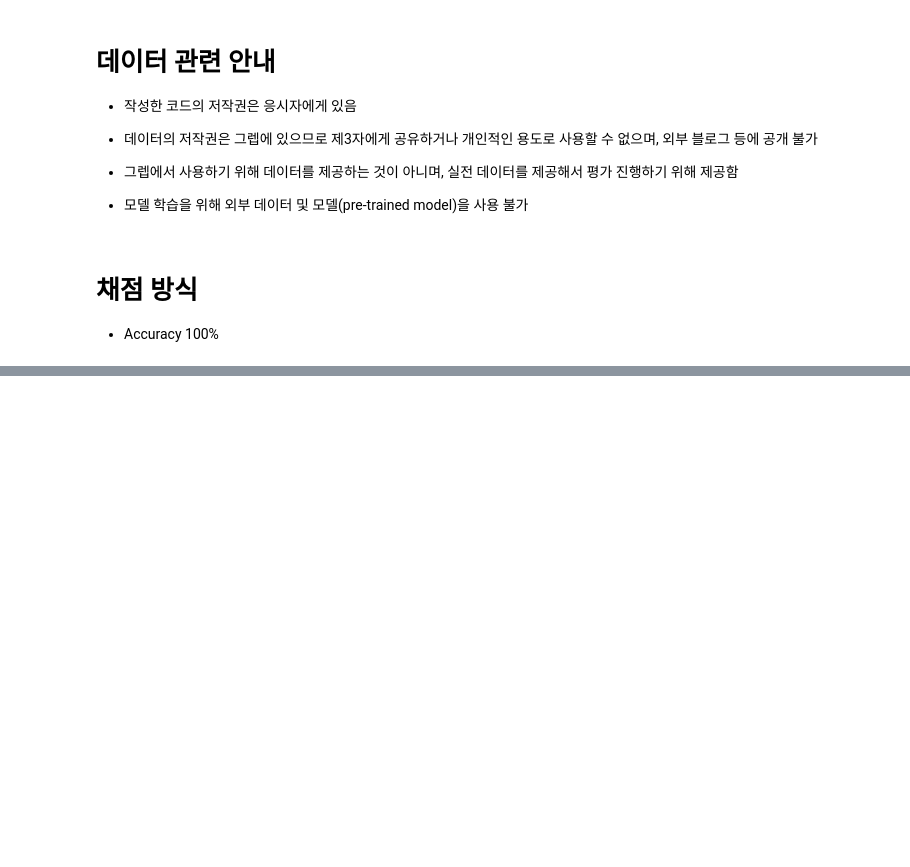
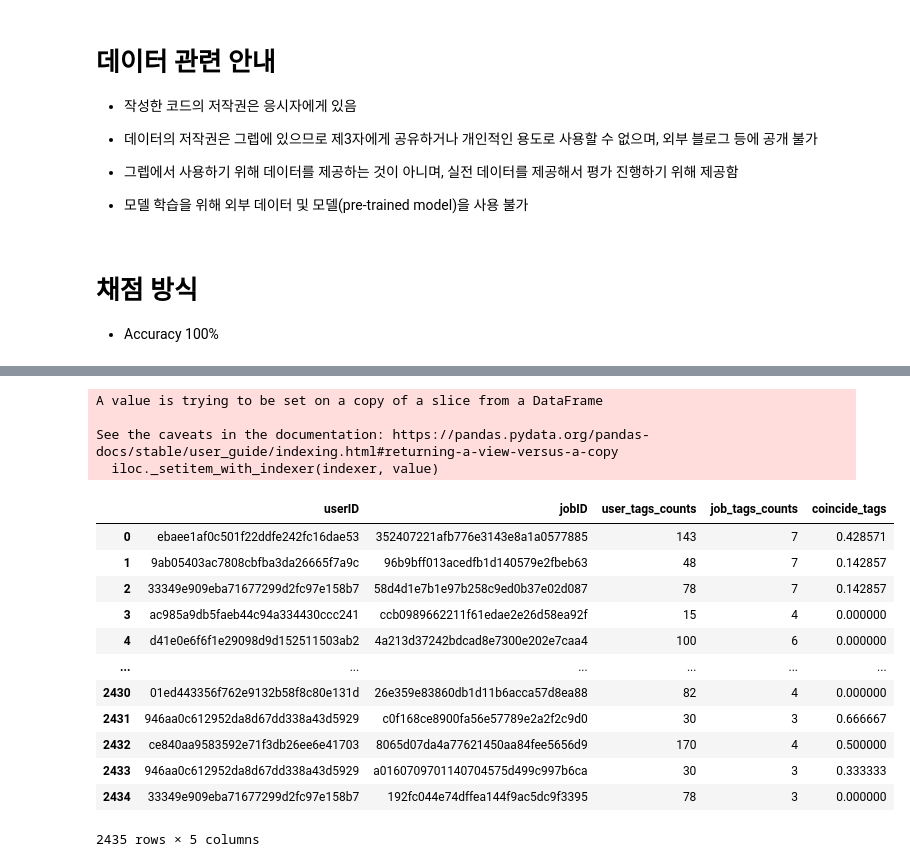
Before and after one commit to RyanKor/dev-match-recommendation, a Jupyter notebook: recommendation_system.ipynb, the cells around one changed output, grey strips where cells are left out. Drawn from its saved outputs; the diff is of its cells as text; code cells hidden in the pictures; blank space fills up the shorter version.

```diff
--- a/recommendation_system.ipynb
+++ b/recommendation_system.ipynb
@@ -117,0 +425,47 @@
+# %%
+test
+
+def set_df(df,user_tags,job_tags):
+
+    df['user_tags_counts'] = 0
+
+    for i in range(len(df)):
+        df['user_tags_counts'].iloc[i] =len( user_tags[user_tags['userID'] == df['userID'].iloc[i]])
+
+
+
+    #job tag counts
+    df['job_tags_counts'] = 0
+
+    for i in range(len(df)):
+        df['job_tags_counts'].iloc[i] =len( job_tags[job_tags['jobID'] == df['jobID'].iloc[i]])
+
+
+    df['coincide_tags'] = 0
+
+
+    for i in range(len(df)):
+        df['coincide_tags'].iloc[i] = calculate_tags_ratio(df['userID'].iloc[i], df['jobID'].iloc[i])
+
+    return df
+
+a = set_df(test,user_tags,job_tags)
+a
+# %% [output]
+A value is trying to be set on a copy of a slice from a DataFrame
+
+See the caveats in the documentation: https://pandas.pydata.org/pandas-docs/stable/user_guide/indexing.html#returning-a-view-versus-a-copy
+  iloc._setitem_with_indexer(indexer, value)
+|  | userID | jobID | user_tags_counts | job_tags_counts | coincide_tags |
+| 0 | ebaee1af0c501f22ddfe242fc16dae53 | 352407221afb776e3143e8a1a0577885 | 143 | 7 | 0.428571 |
+| 1 | 9ab05403ac7808cbfba3da26665f7a9c | 96b9bff013acedfb1d140579e2fbeb63 | 48 | 7 | 0.142857 |
+| 2 | 33349e909eba71677299d2fc97e158b7 | 58d4d1e7b1e97b258c9ed0b37e02d087 | 78 | 7 | 0.142857 |
+| 3 | ac985a9db5faeb44c94a334430ccc241 | ccb0989662211f61edae2e26d58ea92f | 15 | 4 | 0.000000 |
+| 4 | d41e0e6f6f1e29098d9d152511503ab2 | 4a213d37242bdcad8e7300e202e7caa4 | 100 | 6 | 0.000000 |
+| ... | ... | ... | ... | ... | ... |
+| 2430 | 01ed443356f762e9132b58f8c80e131d | 26e359e83860db1d11b6acca57d8ea88 | 82 | 4 | 0.000000 |
+| 2431 | 946aa0c612952da8d67dd338a43d5929 | c0f168ce8900fa56e57789e2a2f2c9d0 | 30 | 3 | 0.666667 |
+| 2432 | ce840aa9583592e71f3db26ee6e41703 | 8065d07da4a77621450aa84fee5656d9 | 170 | 4 | 0.500000 |
+| 2433 | 946aa0c612952da8d67dd338a43d5929 | a0160709701140704575d499c997b6ca | 30 | 3 | 0.333333 |
+| 2434 | 33349e909eba71677299d2fc97e158b7 | 192fc044e74dffea144f9ac5dc9f3395 | 78 | 3 | 0.000000 |
+2435 rows × 5 columns
```
Also changed, not shown: parts of 37 cells of this notebook.
